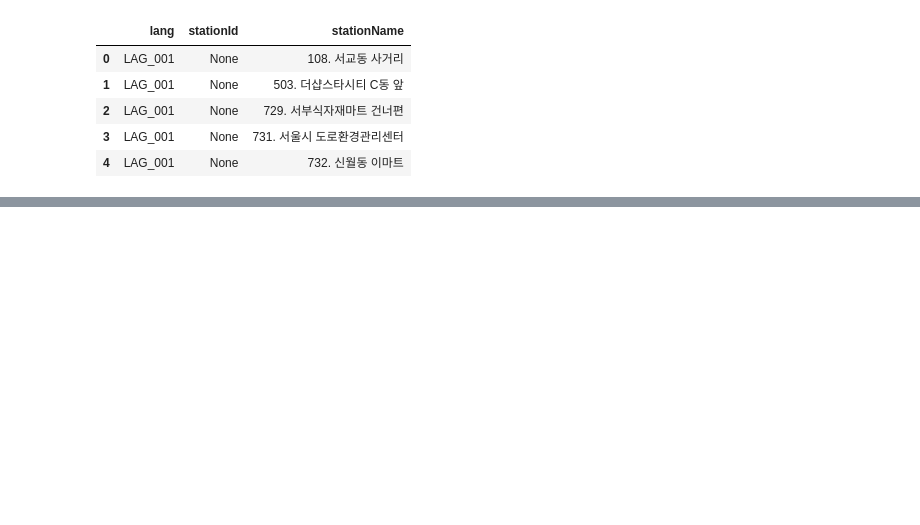
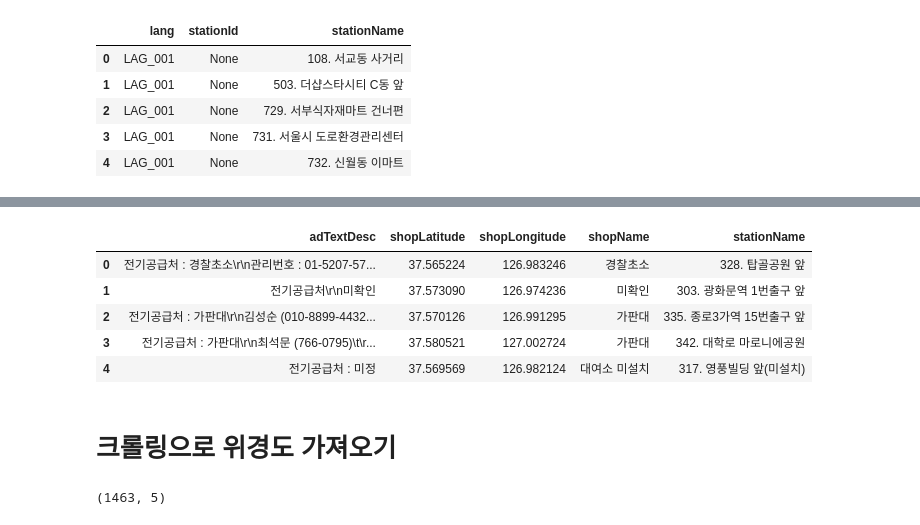
Before and after one commit to corazzon/OpenDataWrangling, a Jupyter notebook: seoul-bike-stations.ipynb, the cells around one changed output, grey strips where cells are left out. Drawn from its saved outputs; the diff is of its cells as text; code cells hidden in the pictures; blank space fills up the shorter version.

```diff
--- a/seoul-bike-stations.ipynb
+++ b/seoul-bike-stations.ipynb
@@ -127,0 +189,4 @@ stations
+# %%
+data = response.json()
+mall = pd.DataFrame(data['mallList'])
+mall.info()
@@ -127,0 +211,11 @@ stations
+# %%
+mall[['adTextDesc', 'shopLatitude', 'shopLongitude', 'shopName', 'stationName']].head()
+# %% [output]
+|  | adTextDesc | shopLatitude | shopLongitude | shopName | stationName |
+| 0 | 전기공급처 : 경찰초소\r\n관리번호 : 01-5207-57... | 37.565224 | 126.983246 | 경찰초소 | 328. 탑골공원 앞 |
+| 1 | 전기공급처\r\n미확인 | 37.573090 | 126.974236 | 미확인 | 303. 광화문역 1번출구 앞 |
+| 2 | 전기공급처 : 가판대\r\n김성순 (010-8899-4432... | 37.570126 | 126.991295 | 가판대 | 335. 종로3가역 15번출구 앞 |
+| 3 | 전기공급처 : 가판대\r\n최석문 (766-0795)\t\r... | 37.580521 | 127.002724 | 가판대 | 342. 대학로 마로니에공원 |
+| 4 | 전기공급처 : 미정 | 37.569569 | 126.982124 | 대여소 미설치 | 317. 영풍빌딩 앞(미설치) |
+# %% [markdown]
+# 크롤링으로 위경도 가져오기
@@ -127,0 +258,6 @@ stations
+# %%
+header = ['대여소','상태','주소','위도','경도']
+df = pd.DataFrame.from_records(rent_stations, columns = header)
+df.shape
+# %% [output]
+(1463, 5)
```
Also changed, not shown: parts of 20 cells of this notebook.
